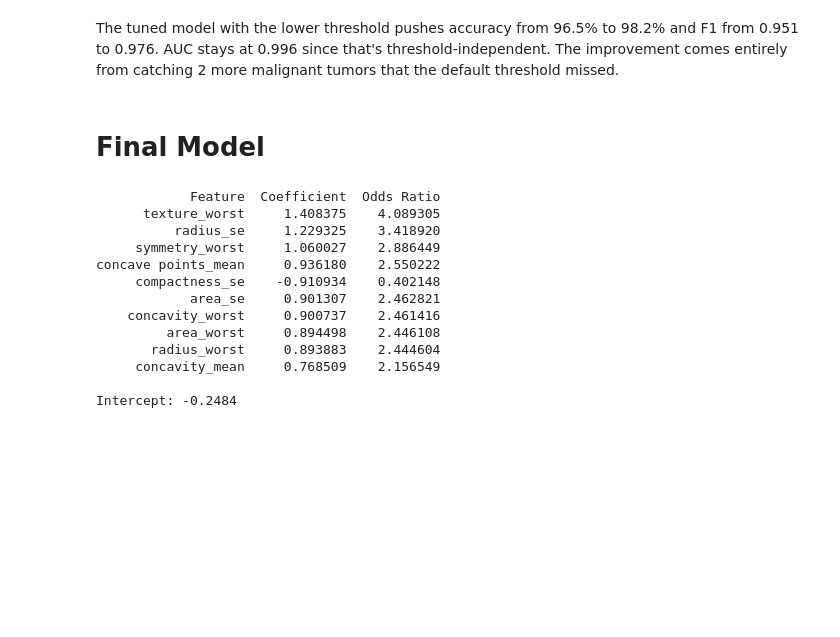
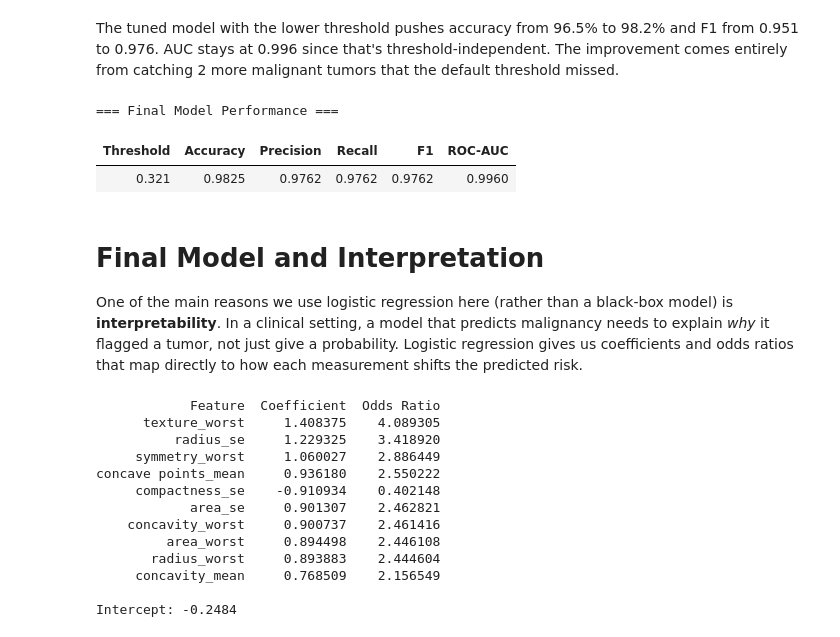
Before and after one commit to amaldu/data-science-katas, a Jupyter notebook: machine_learning/01_regression/logistic_regression/exercises/exercise_logistic_regression.ipynb, the cells around one changed output. Drawn from its saved outputs; the diff is of its cells as text; code cells hidden in the pictures; blank space fills up the shorter version.

```diff
--- a/machine_learning/01_regression/logistic_regression/exercises/exercise_logistic_regression.ipynb
+++ b/machine_learning/01_regression/logistic_regression/exercises/exercise_logistic_regression.ipynb
@@ -502,6 +530,6 @@ L2 won over L1, so the model prefers keeping all features with shrunk coefficien
 # %%
 # Threshold tuning
-y_test_proba_best = best_model.predict_proba(X_test_scaled)[:, 1]
+y_test_proba_best = model_l2.predict_proba(X_test_scaled)[:, 1]
 
 # Best F1 threshold
 precisions_t, recalls_t, thresholds_pr = precision_recall_curve(y_test, y_test_proba_best)
@@ -552,8 +580,34 @@ pd.DataFrame(rows).style.format({
 | Tuned (Youden) | 0.321 | 0.9825 | 0.9762 | 0.9960 |
 # %% [markdown]
 The tuned model with the lower threshold pushes accuracy from 96.5% to 98.2% and F1 from 0.951 to 0.976. AUC stays at 0.996 since that's threshold-independent. The improvement comes entirely from catching 2 more malignant tumors that the default threshold missed.
+# %%
+final_model = model_l2
+final_threshold = best_threshold_f1
+
+y_final_proba = final_model.predict_proba(X_test_scaled)[:, 1]
+y_final_pred = (y_final_proba >= final_threshold).astype(int)
+
+final_metrics = pd.DataFrame([{
+    'Threshold': final_threshold,
+    'Accuracy': accuracy_score(y_test, y_final_pred),
+    'Precision': precision_score(y_test, y_final_pred),
+    'Recall': recall_score(y_test, y_final_pred),
+    'F1': f1_score(y_test, y_final_pred),
+    'ROC-AUC': roc_auc_score(y_test, y_final_proba),
+}])
+print("=== Final Model Performance ===")
+final_metrics.style.format({
+    'Threshold': '{:.3f}', 'Accuracy': '{:.4f}', 'Precision': '{:.4f}',
+    'Recall': '{:.4f}', 'F1': '{:.4f}', 'ROC-AUC': '{:.4f}'
+}).hide(axis='index')
+# %% [output]
+=== Final Model Performance ===
+| Threshold | Accuracy | Precision | Recall | F1 | ROC-AUC |
+| 0.321 | 0.9825 | 0.9762 | 0.9762 | 0.9762 | 0.9960 |
 # %% [markdown]
-# Final Model
+# Final Model and Interpretation
+
+One of the main reasons we use logistic regression here (rather than a black-box model) is **interpretability**. In a clinical setting, a model that predicts malignancy needs to explain *why* it flagged a tumor, not just give a probability. Logistic regression gives us coefficients and odds ratios that map directly to how each measurement shifts the predicted risk.
 # %%
 # Coefficients and odds ratios
 coef_final = pd.DataFrame({
```
Also changed, not shown: parts of 15 cells of this notebook.
